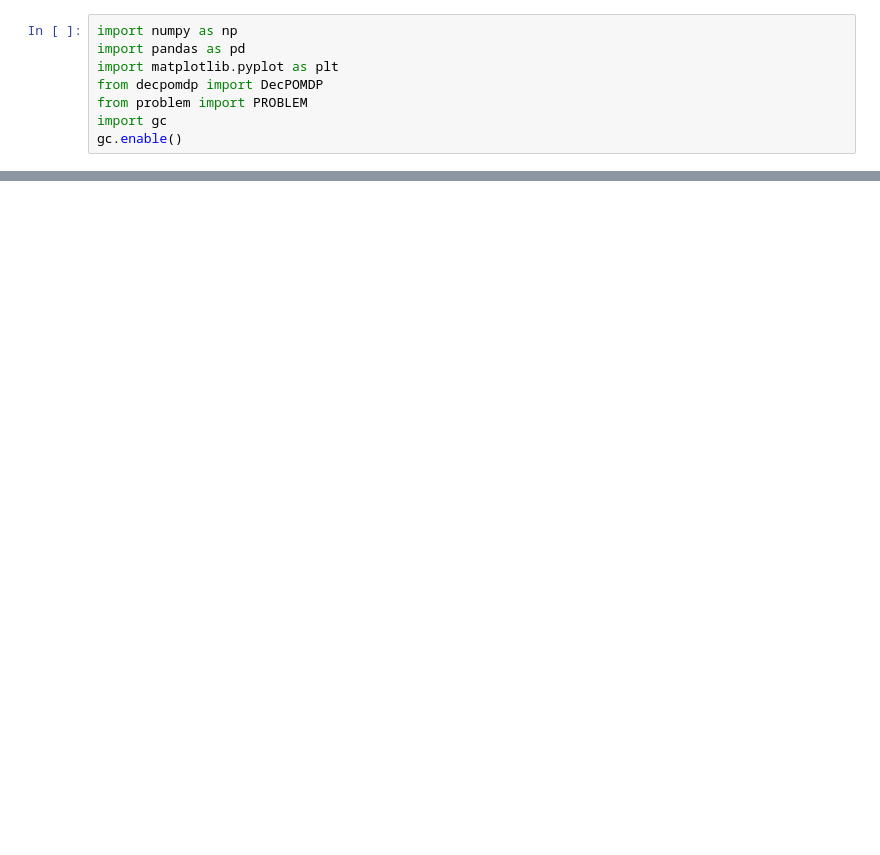
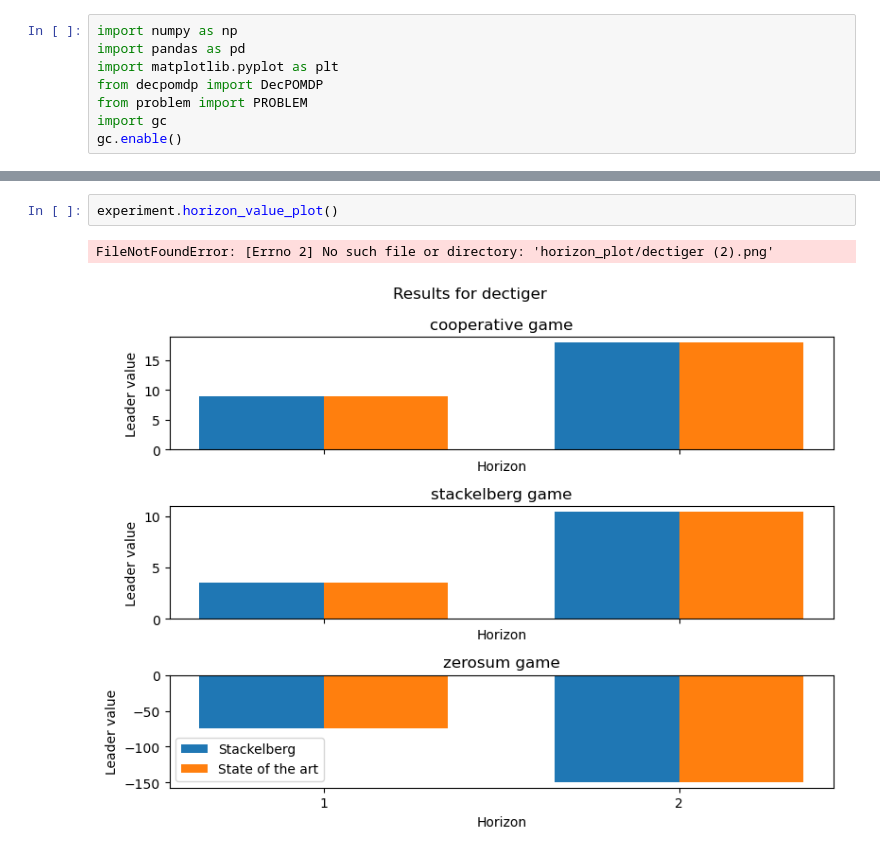
Before and after one commit to izzikampono/Thesis-New, a Jupyter notebook: test.ipynb, the cells around one changed output, grey strips where cells are left out. Cells and saved outputs as stored; diff of their text form; blank space fills up the shorter version.

```diff
--- a/test.ipynb
+++ b/test.ipynb
@@ -141,0 +140,5 @@ experiment.plots()
+# %%
+experiment.horizon_value_plot()
+# %% [output]
+FileNotFoundError: [Errno 2] No such file or directory: 'horizon_plot/dectiger (2).png'
+[figure, added]
```
Also changed, not shown: parts of 7 cells of this notebook, 47 other files.
